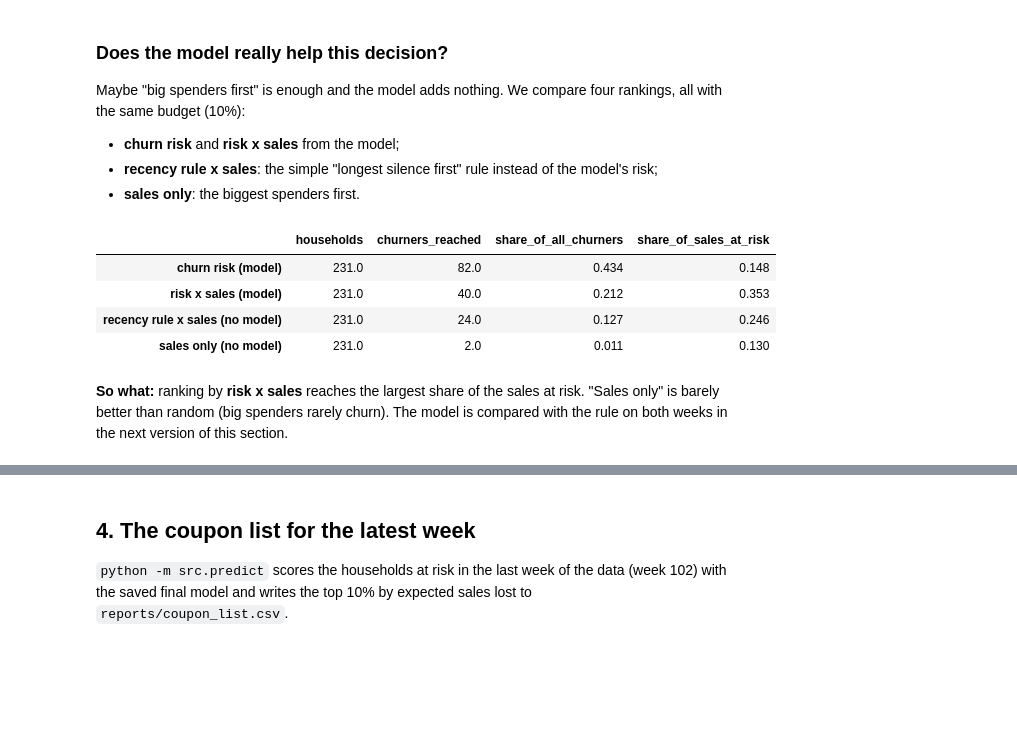
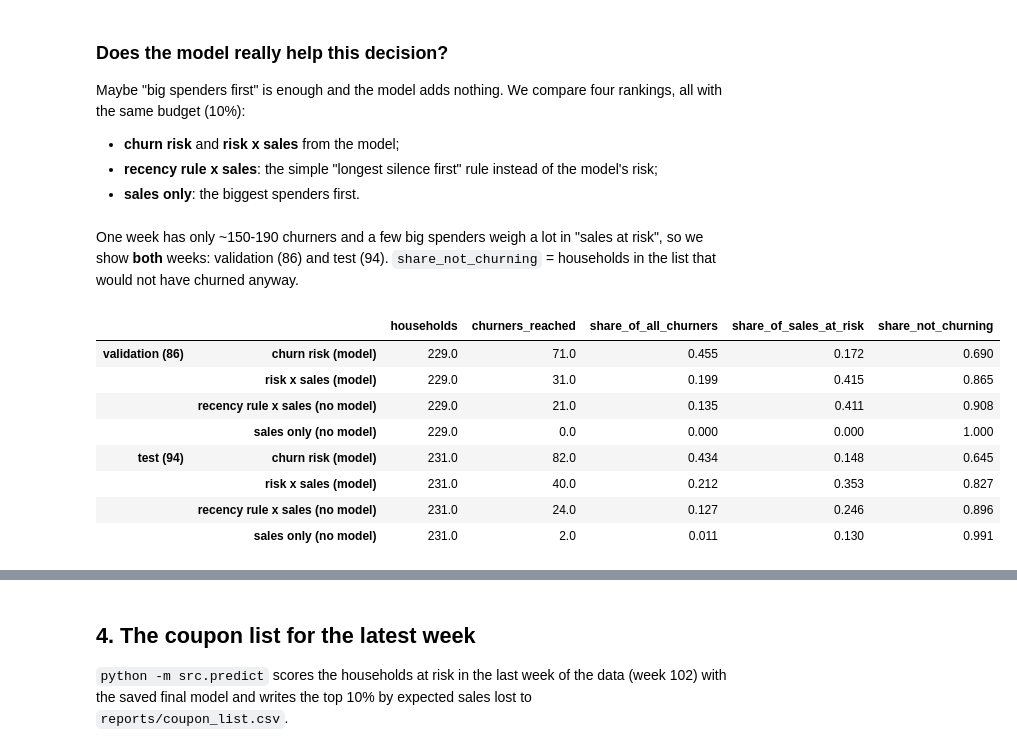
Before and after one commit to NamAnh-dev/Dunnhumby-retention-campaign, a Jupyter notebook: notebooks/03_explain_and_business.ipynb, the cells around one changed output, grey strips where cells are left out. Drawn from its saved outputs; the diff is of its cells as text; code cells hidden in the pictures; blank space fills up the shorter version.

```diff
--- a/notebooks/03_explain_and_business.ipynb
+++ b/notebooks/03_explain_and_business.ipynb
@@ -192,22 +192,30 @@ Maybe "big spenders first" is enough and the model adds nothing. We compare four
 * **churn risk** and **risk x sales** from the model;
 * **recency rule x sales**: the simple "longest silence first" rule instead of the model's risk;
 * **sales only**: the biggest spenders first.
+# %% [markdown]
+One week has only ~150-190 churners and a few big spenders weigh a lot in "sales at risk", so we show **both** weeks:
+validation (86) and test (94). `share_not_churning` = households in the list that would not have churned anyway.
 # %%
 from src.business import compare_rankings
 
-rankings = {
-    "churn risk (model)": risk,
-    "risk x sales (model)": risk * sales,
-    "recency rule x sales (no model)": test["score_recency_rule"].to_numpy() * sales,
-    "sales only (no model)": sales,
-}
-compare_rankings(y, rankings, sales)
+def rankings(scores):
+    """The four ways of ranking the households of one week."""
+    risk, sales = scores[f"score_{FINAL_MODEL}"], scores["sales_12w"]
+    return {"churn risk (model)": risk,
+            "risk x sales (model)": risk * sales,
+            "recency rule x sales (no model)": scores["score_recency_rule"] * sales,
+            "sales only (no model)": sales}
+
+weeks = {"validation (86)": valid, "test (94)": test}
+comparison = pd.concat({week: compare_rankings(s["churn"], rankings(s), s["sales_12w"]) for week, s in weeks.items()})
+comparison
 # %% [output]
-|  | households | churners_reached | share_of_all_churners | share_of_sales_at_risk |
-| churn risk (model) | 231.0 | 82.0 | 0.434 | 0.148 |
-| risk x sales (model) | 231.0 | 40.0 | 0.212 | 0.353 |
-| recency rule x sales (no model) | 231.0 | 24.0 | 0.127 | 0.246 |
-| sales only (no model) | 231.0 | 2.0 | 0.011 | 0.130 |
+|  |  | households | churners_reached | share_of_all_churners | share_of_sales_at_risk | share_not_churning |
+| validation (86) | churn risk (model) | 229.0 | 71.0 | 0.455 | 0.172 | 0.690 |
+|  | risk x sales (model) | 229.0 | 31.0 | 0.199 | 0.415 | 0.865 |
+|  | recency rule x sales (no model) | 229.0 | 21.0 | 0.135 | 0.411 | 0.908 |
+|  | sales only (no model) | 229.0 | 0.0 | 0.000 | 0.000 | 1.000 |
+| test (94) | churn risk (model) | 231.0 | 82.0 | 0.434 | 0.148 | 0.645 |
+|  | risk x sales (model) | 231.0 | 40.0 | 0.212 | 0.353 | 0.827 |
+|  | recency rule x sales (no model) | 231.0 | 24.0 | 0.127 | 0.246 | 0.896 |
+|  | sales only (no model) | 231.0 | 2.0 | 0.011 | 0.130 | 0.991 |
-# %% [markdown]
-**So what:** ranking by **risk x sales** reaches the largest share of the sales at risk. "Sales only" is barely better than
-random (big spenders rarely churn). The model is compared with the rule on both weeks in the next version of this section.
```
Also changed, not shown: parts of 2 cells of this notebook, 4 other files.
